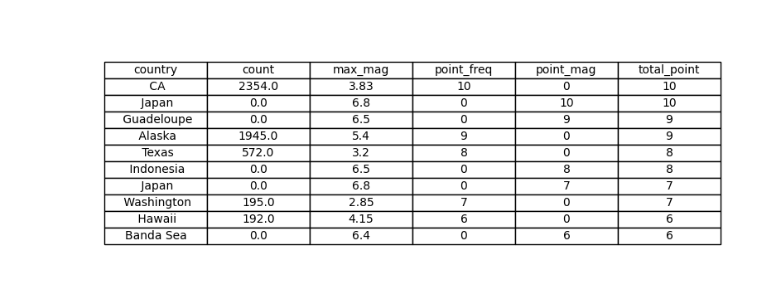
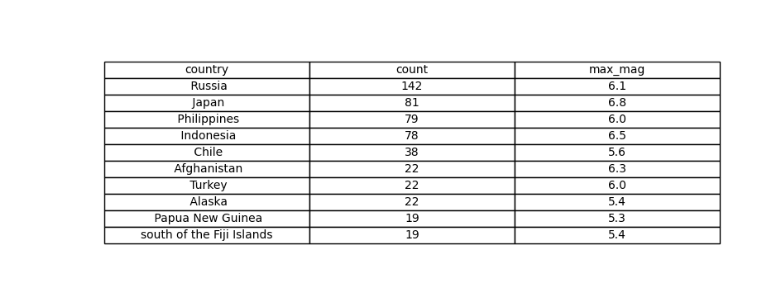
Before and after one commit to a250927s-create/me, a Jupyter notebook: week6/earthquake.ipynb, the cells around one changed output. Cells and saved outputs as stored; diff of their text form; code cells hidden in the pictures.

```diff
--- a/week6/earthquake.ipynb
+++ b/week6/earthquake.ipynb
@@ -115,27 +79,27 @@ print(final_ranking[["country", "count", "max_mag", "point_freq", "point_mag", "
 # %%
 import matplotlib.pyplot as plt
 
 # 表示したいデータ（上位10件だけ）
-table_data = final_ranking[["country", "count", "max_mag", "point_freq", "point_mag", "total_point"]].head(10)
+table_data = ranking_df[["country", "count", "max_mag"]].head(10)
 
 # 図を作成
 fig, ax = plt.subplots(figsize=(8, 4))
 ax.axis('tight')
 ax.axis('off')
 
 # 表を作成
 table = ax.table(cellText=table_data.values,
                  colLabels=table_data.columns,
                  cellLoc='center',
                  loc='center')
 
 # 表のスタイルを整える
 table.auto_set_font_size(False)
 table.set_fontsize(10)
 table.scale(1.2, 1.2)
 
 # 画像として保存
 plt.savefig("ranking_table.png", bbox_inches='tight', dpi=300)
 plt.show()
 # %% [output]
-[figure, old version]
+[figure, new version]
```
Also changed, not shown: parts of 2 cells of this notebook, 2 other files.
